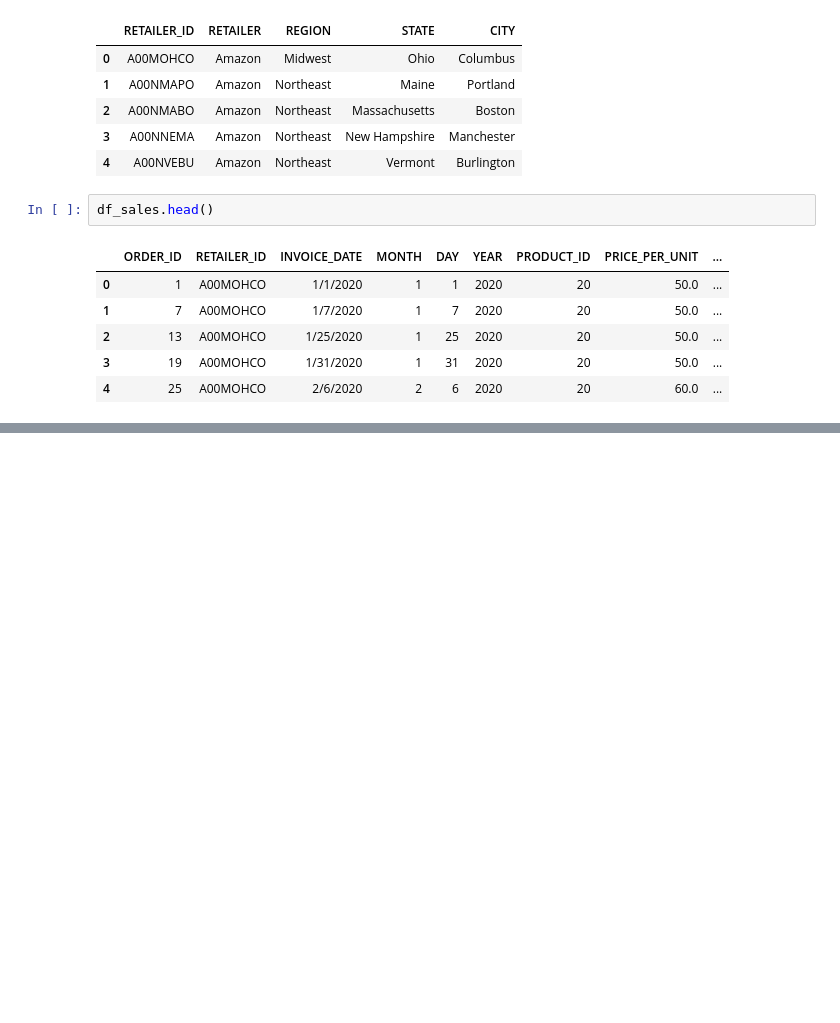
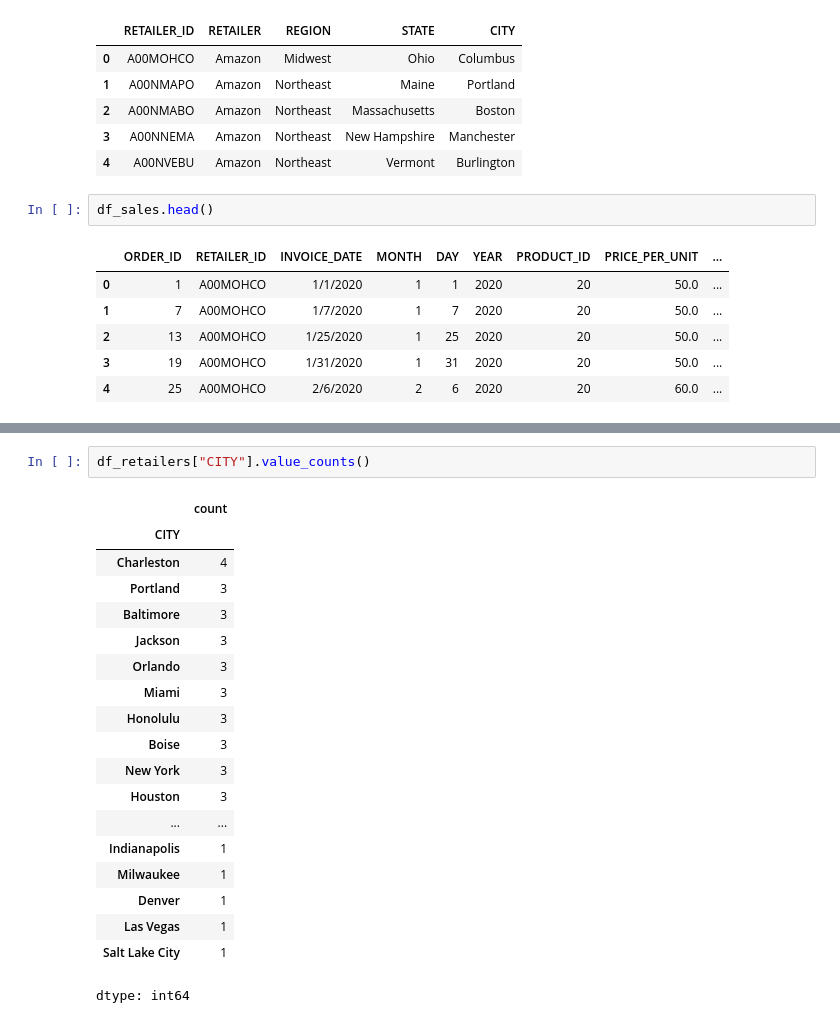
Before and after one commit to moyersda/genbus885-final-moyers_d, a Jupyter notebook: GenBud855_Final_Moyers_D.ipynb, the cells around one changed output, grey strips where cells are left out. Drawn from its saved outputs; the diff is of its cells as text; blank space fills up the shorter version.

```diff
--- a/GenBud855_Final_Moyers_D.ipynb
+++ b/GenBud855_Final_Moyers_D.ipynb
@@ -59,0 +138,22 @@ df_sales.head()
+# %%
+df_retailers["CITY"].value_counts()
+# %% [output]
+|  | count |
+| CITY |  |
+| Charleston | 4 |
+| Portland | 3 |
+| Baltimore | 3 |
+| Jackson | 3 |
+| Orlando | 3 |
+| Miami | 3 |
+| Honolulu | 3 |
+| Boise | 3 |
+| New York | 3 |
+| Houston | 3 |
+| ... | ... |
+| Indianapolis | 1 |
+| Milwaukee | 1 |
+| Denver | 1 |
+| Las Vegas | 1 |
+| Salt Lake City | 1 |
+dtype: int64
```
Also changed, not shown: parts of 30 cells of this notebook.
